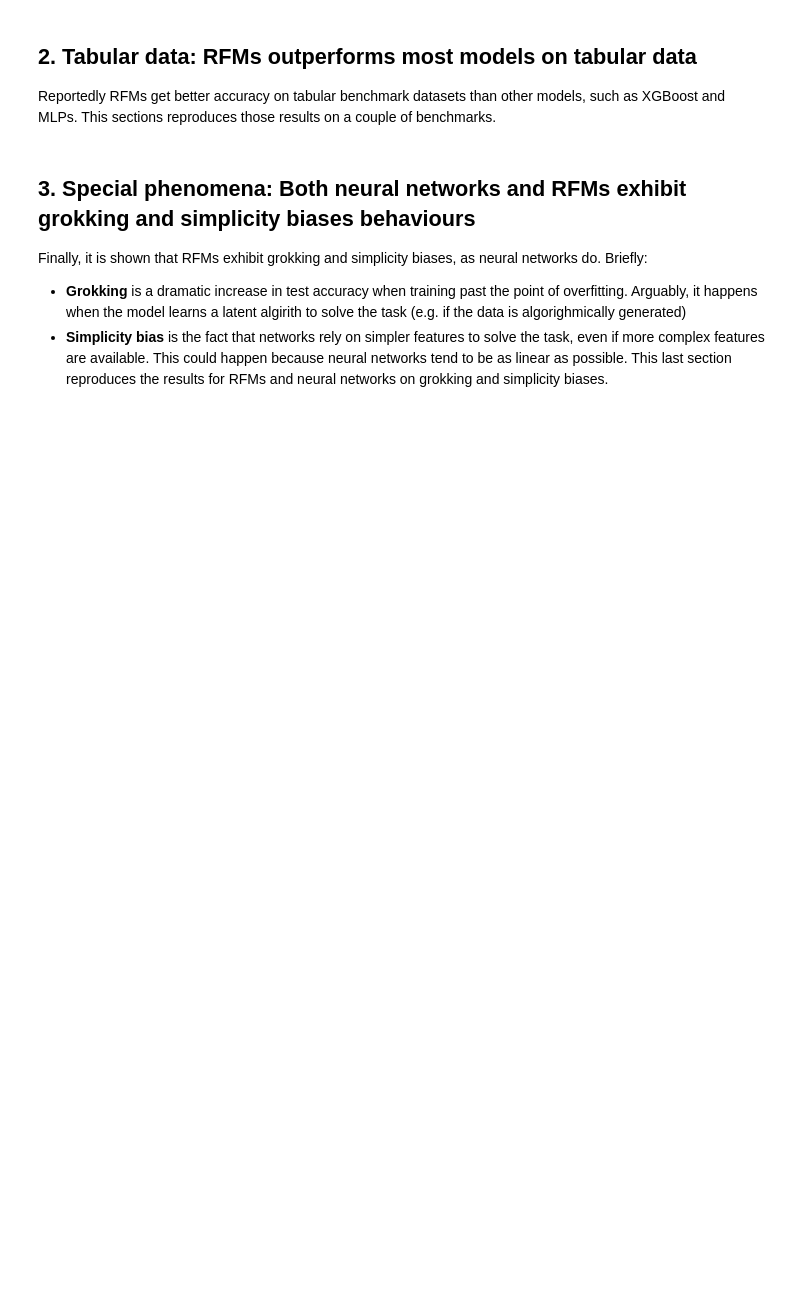
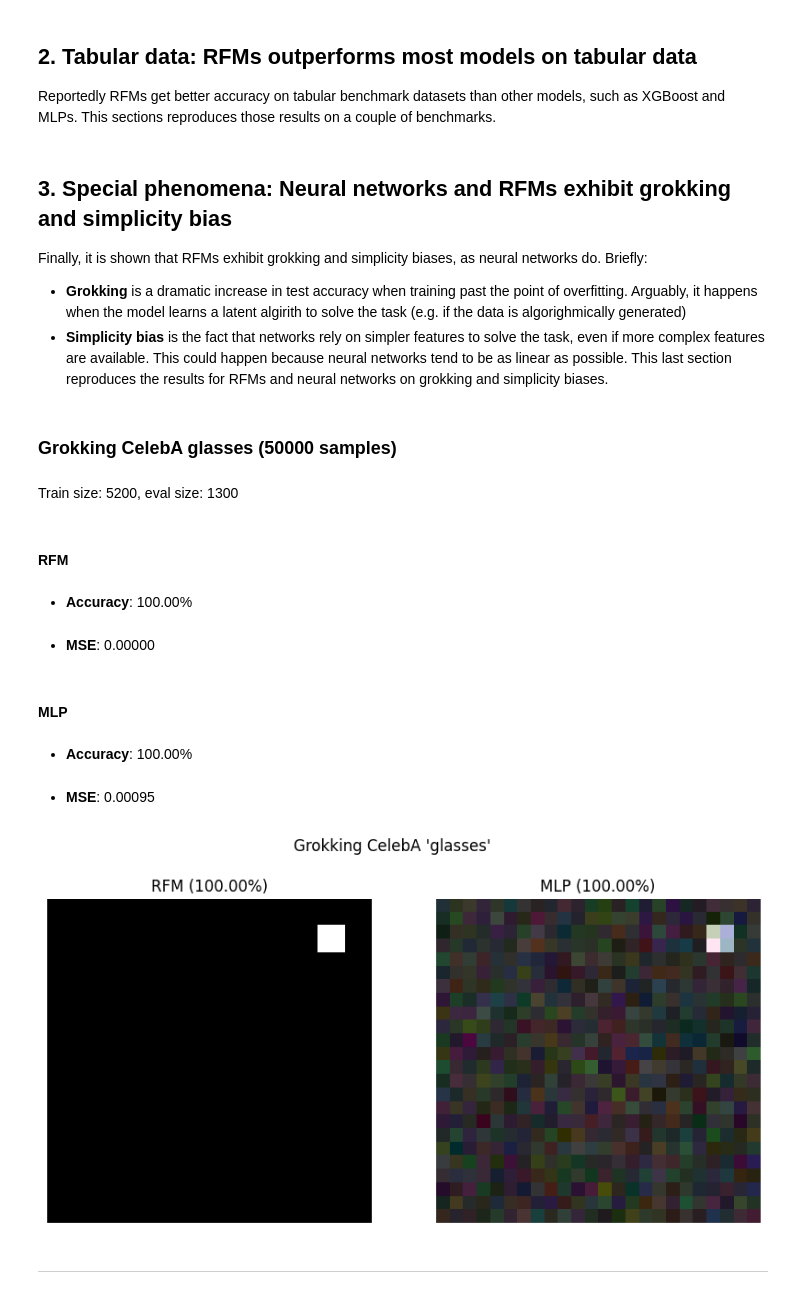
Before and after one commit to gerkone/recursive_feature_machines_praktikum, a Jupyter notebook: praktikum/reproduction.ipynb, the cells around one changed output. Saved outputs shown, nothing was run; the diff lists cells and outputs as text; code cells hidden in the pictures; blank space fills up the shorter version.

```diff
--- a/praktikum/reproduction.ipynb
+++ b/praktikum/reproduction.ipynb
@@ -75,8 +137,67 @@ for key in ["glasses"]:
 ## 2. Tabular data: RFMs outperforms most models on tabular data
 Reportedly RFMs get better accuracy on tabular benchmark datasets than other models, such as XGBoost and MLPs. This sections reproduces those results on a couple of benchmarks.
 # %% [markdown]
-## 3. Special phenomena: Both neural networks and RFMs exhibit grokking and simplicity biases behaviours
+## 3. Special phenomena: Neural networks and RFMs exhibit grokking and simplicity bias
 Finally, it is shown that RFMs exhibit grokking and simplicity biases, as neural networks do. Briefly:
 - __Grokking__ is a dramatic increase in test accuracy when training past the point of overfitting. Arguably, it happens when the model learns a latent algirith to solve the task (e.g. if the data is algorighmically generated)
 - __Simplicity bias__ is the fact that networks rely on simpler features to solve the task, even if more complex features are available. This could happen because neural networks tend to be as linear as possible.
 This last section reproduces the results for RFMs and neural networks on grokking and simplicity biases.
+# %%
+from utils import get_celeba_balanced_data, split, add_grok_tip
+
+# number of celebA training samples
+GROKKING_CELEBA_N_TRAIN = 50000
+GROKKING_CELEBA_TARGET = "glasses"
+
+display(Markdown(f"### Grokking CelebA __{GROKKING_CELEBA_TARGET}__ ({GROKKING_CELEBA_N_TRAIN} samples)"))
+
+celeba_trainset = get_celeba_balanced_data(celeba_trainset_full, num_samples=GROKKING_CELEBA_N_TRAIN, target=GROKKING_CELEBA_TARGET)
+celeba_trainset = add_grok_tip(celeba_trainset)
+
+celeba_trainset, celeba_valset = split(celeba_trainset, p=0.8)
+
+display(Markdown(f"Train size: {len(celeba_trainset)}, eval size: {len(celeba_valset)}"))
+
+trainloader = torch.utils.data.DataLoader(
+    celeba_trainset, batch_size=1024, shuffle=True, num_workers=2
+)
+
+valloader = torch.utils.data.DataLoader(
+    celeba_valset, batch_size=100, shuffle=False, num_workers=1
+)
+
+celeba_testset = get_celeba_balanced_data(celeba_testset_full, num_samples=GROKKING_CELEBA_N_TRAIN // 5, target=GROKKING_CELEBA_TARGET)
+celeba_testset = add_grok_tip(celeba_testset)
+
+testloader = torch.utils.data.DataLoader(
+    celeba_testset, batch_size=512, shuffle=False, num_workers=1
+)
+
+display(Markdown("#### RFM"))
+M_rfm, mse_rfm, acc_rfm = rfm.rfm(trainloader, testloader, iters=5)
+display(Markdown(f"- __Accuracy__: {acc_rfm:.2f}%"))
+display(Markdown(f"- __MSE__: {mse_rfm:.5f}"))
+
+display(Markdown("#### MLP"))
+mlp, mse_mlp, acc_mlp = nn.train(trainloader, valloader, testloader, num_epochs=500, lr=1e-2)
+display(Markdown(f"- __Accuracy__: {acc_mlp:.2f}%"))
+display(Markdown(f"- __MSE__: {mse_mlp:.5f}"))
+
+_, fig = visualize_M_dict(
+    {f"RFM ({acc_rfm:.2f}%)": M_rfm, f"MLP ({acc_mlp:.2f}%)": mlp.M},
+    title=f"Grokking CelebA '{GROKKING_CELEBA_TARGET}'",
+)
+plt.show()
+
+display(Markdown("---"))
+# %% [output]
+### Grokking CelebA __glasses__ (50000 samples)
+Train size: 5200, eval size: 1300
+#### RFM
+- __Accuracy__: 100.00%
+- __MSE__: 0.00000
+#### MLP
+- __Accuracy__: 100.00%
+- __MSE__: 0.00095
+[figure, added]
+---
```
Also changed, not shown: parts of 7 cells of this notebook, 6 other files.
